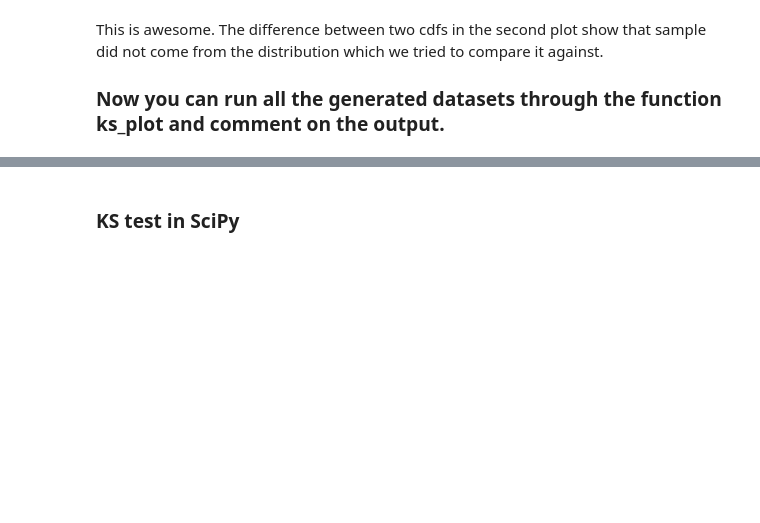
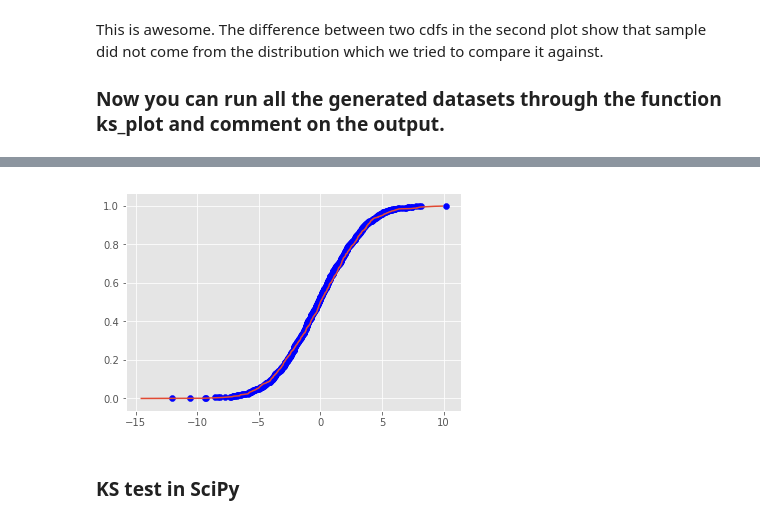
Before and after one commit to nikolholicka/curriculum, a Jupyter notebook: mod3/section24/dsc-komogorov-smirnov-test-lab-online-ds-pt-041519/index.ipynb, the cells around one changed output, grey strips where cells are left out. Cells and saved outputs as stored; diff of their text form; code cells hidden in the pictures; blank space fills up the shorter version.

```diff
--- a/mod3/section24/dsc-komogorov-smirnov-test-lab-online-ds-pt-041519/index.ipynb
+++ b/mod3/section24/dsc-komogorov-smirnov-test-lab-online-ds-pt-041519/index.ipynb
@@ -94,3 +90,7 @@ This is awesome. The difference between two cdfs in the second plot show that sa
+# %%
+ks_plot(x_1000)
+# %% [output]
+[figure, added]
 # %%
 # Your comments here
 # %% [markdown]
```
Also changed, not shown: parts of 4 cells of this notebook.
